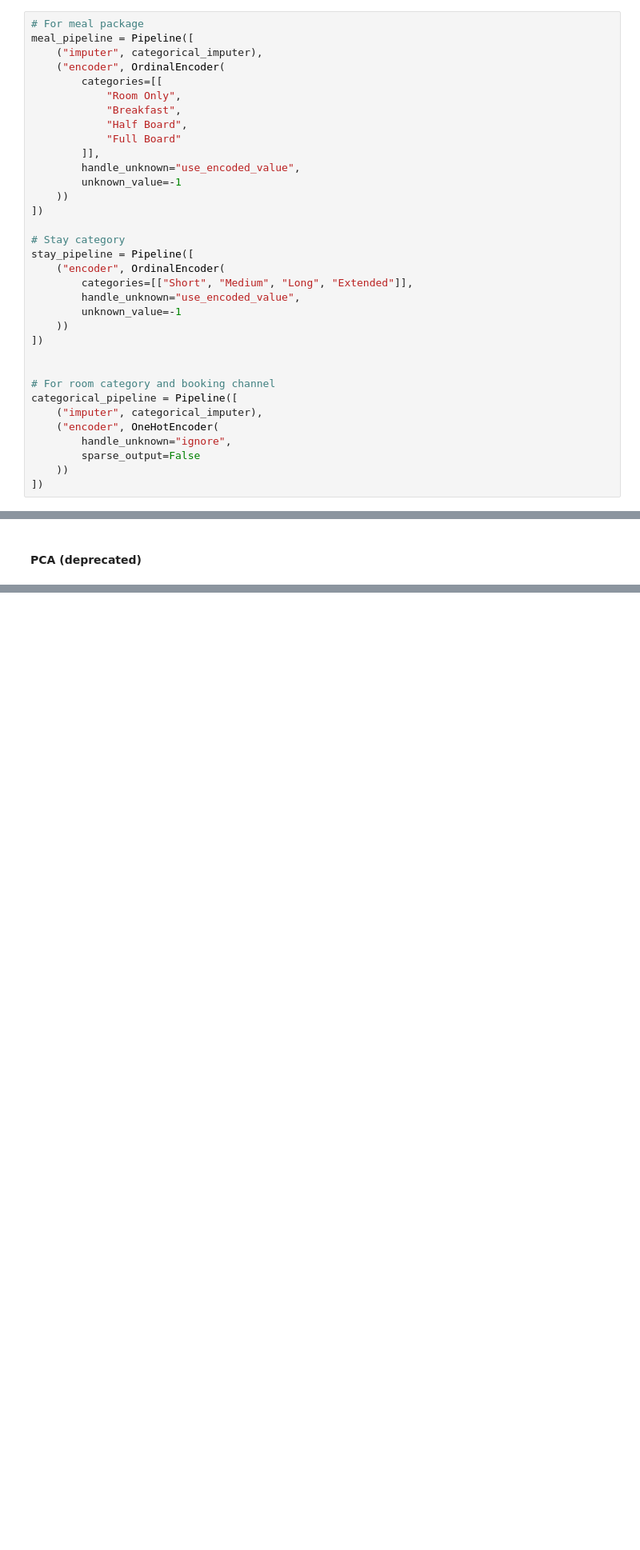
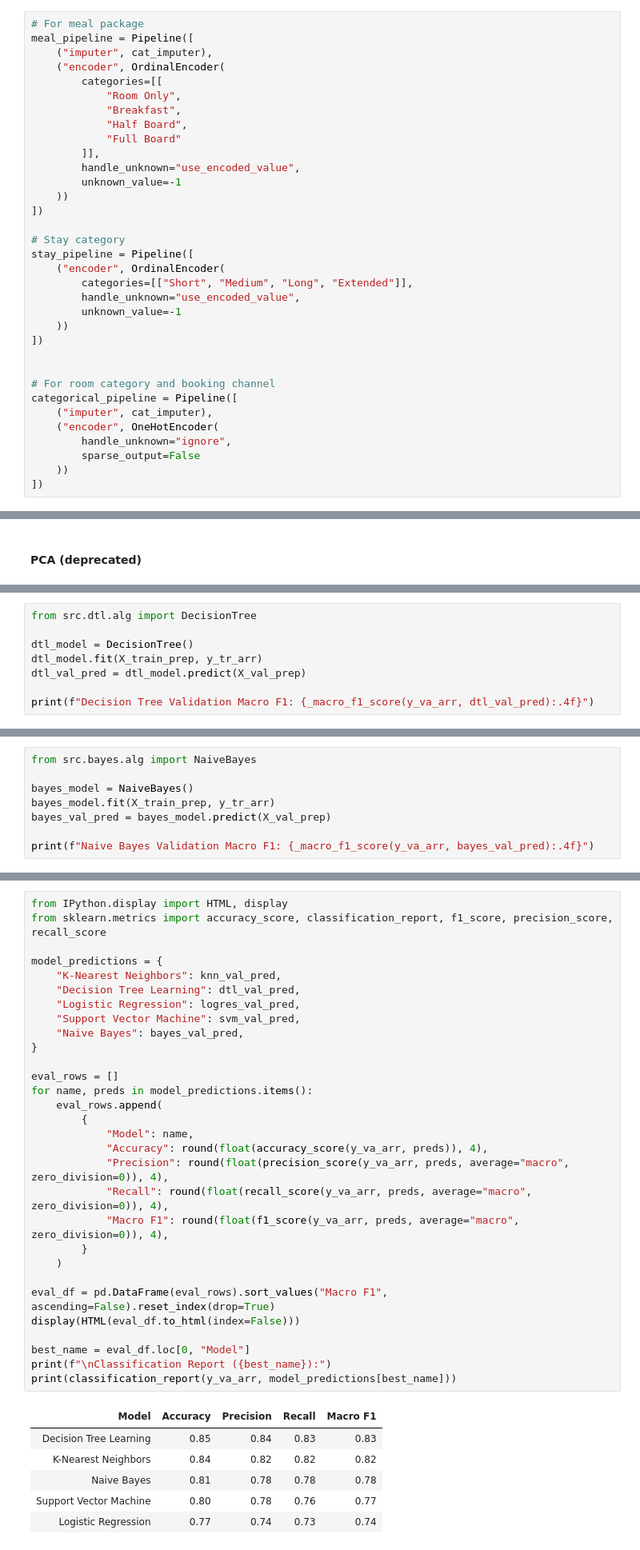
Before and after one commit to Vearance/IF3170_G10_prdlidialogkomAI, a Jupyter notebook: src/notebook.ipynb, the cells around one changed output, grey strips where cells are left out. Shown at 80% size. Drawn from its saved outputs; the diff is of its cells as text; blank space fills up the shorter version.

Commit message:
feat(notebook): integrate model execution calls from src modules

```diff
--- a/src/notebook.ipynb
+++ b/src/notebook.ipynb
@@ -1014,7 +1021,7 @@ Handle each category\.
 # %%
 # For meal package
 meal_pipeline = Pipeline([
-    ("imputer", categorical_imputer),
+    ("imputer", cat_imputer),
     ("encoder", OrdinalEncoder(
         categories=[[
             "Room Only",
@@ -1039,7 +1046,7 @@ stay_pipeline = Pipeline([
 
 # For room category and booking channel
 categorical_pipeline = Pipeline([
-    ("imputer", categorical_imputer),
+    ("imputer", cat_imputer),
     ("encoder", OneHotEncoder(
         handle_unknown="ignore",
         sparse_output=False
@@ -1299,0 +1324,8 @@ This part covers one chosen variant, which is ID3, C4.5, or CART, and its valida
+# %%
+from src.dtl.alg import DecisionTree
+
+dtl_model = DecisionTree()
+dtl_model.fit(X_train_prep, y_tr_arr)
+dtl_val_pred = dtl_model.predict(X_val_prep)
+
+print(f"Decision Tree Validation Macro F1: {_macro_f1_score(y_va_arr, dtl_val_pred):.4f}")
@@ -1317,0 +1383,8 @@ This part covers the Naive Bayes classifier and its validation.
+# %%
+from src.bayes.alg import NaiveBayes
+
+bayes_model = NaiveBayes()
+bayes_model.fit(X_train_prep, y_tr_arr)
+bayes_val_pred = bayes_model.predict(X_val_prep)
+
+print(f"Naive Bayes Validation Macro F1: {_macro_f1_score(y_va_arr, bayes_val_pred):.4f}")
@@ -1330,0 +1398,37 @@ This part covers hyperparameter tuning, cross-validation, and further visualizat
+# %%
+from IPython.display import HTML, display
+from sklearn.metrics import accuracy_score, classification_report, f1_score, precision_score, recall_score
+
+model_predictions = {
+    "K-Nearest Neighbors": knn_val_pred,
+    "Decision Tree Learning": dtl_val_pred,
+    "Logistic Regression": logres_val_pred,
+    "Support Vector Machine": svm_val_pred,
+    "Naive Bayes": bayes_val_pred,
+}
+
+eval_rows = []
+for name, preds in model_predictions.items():
+    eval_rows.append(
+        {
+            "Model": name,
+            "Accuracy": round(float(accuracy_score(y_va_arr, preds)), 4),
+            "Precision": round(float(precision_score(y_va_arr, preds, average="macro", zero_division=0)), 4),
+            "Recall": round(float(recall_score(y_va_arr, preds, average="macro", zero_division=0)), 4),
+            "Macro F1": round(float(f1_score(y_va_arr, preds, average="macro", zero_division=0)), 4),
+        }
+    )
+
+eval_df = pd.DataFrame(eval_rows).sort_values("Macro F1", ascending=False).reset_index(drop=True)
+display(HTML(eval_df.to_html(index=False)))
+
+best_name = eval_df.loc[0, "Model"]
+print(f"\nClassification Report ({best_name}):")
+print(classification_report(y_va_arr, model_predictions[best_name]))
+# %% [output]
+| Model | Accuracy | Precision | Recall | Macro F1 |
+| Decision Tree Learning | 0.85 | 0.84 | 0.83 | 0.83 |
+| K-Nearest Neighbors | 0.84 | 0.82 | 0.82 | 0.82 |
+| Naive Bayes | 0.81 | 0.78 | 0.78 | 0.78 |
+| Support Vector Machine | 0.80 | 0.78 | 0.76 | 0.77 |
+| Logistic Regression | 0.77 | 0.74 | 0.73 | 0.74 |
```
Also changed, not shown: parts of 30 cells of this notebook.
